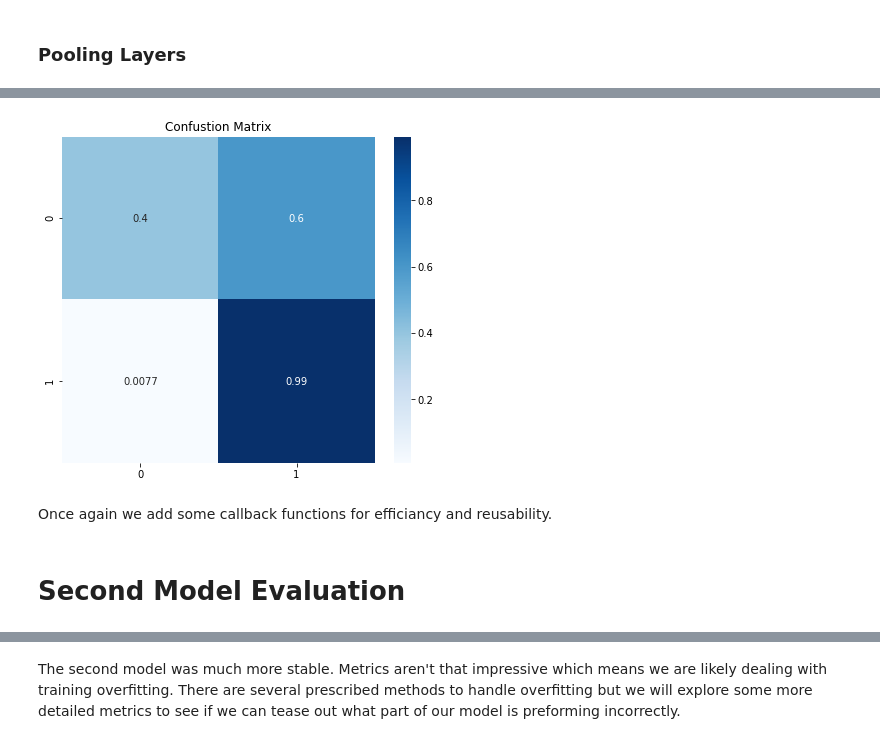
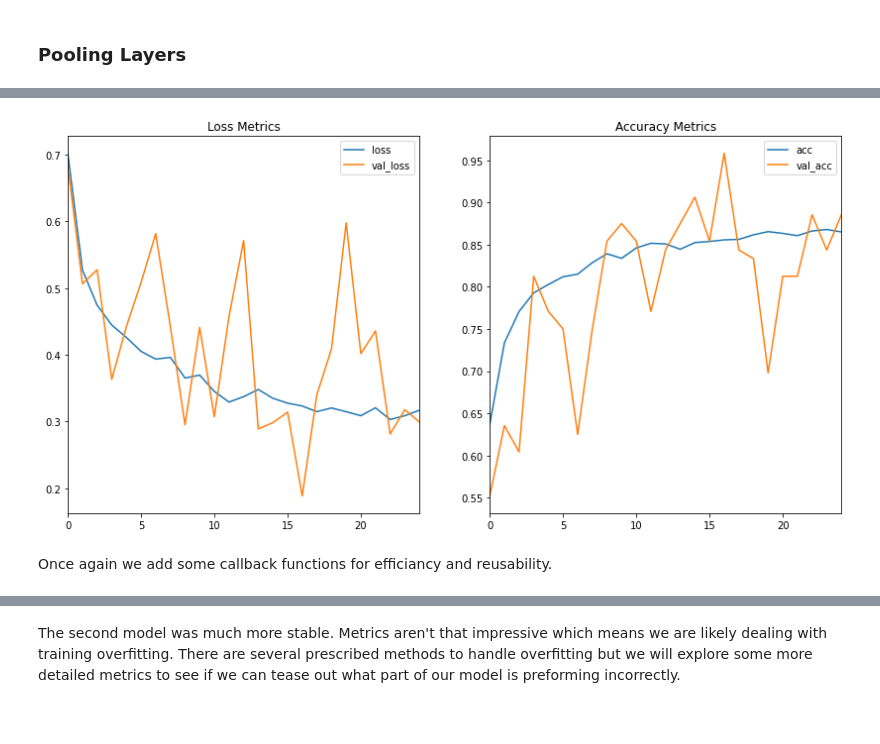
Before and after one commit to minthammock/dsc-mod-4-project-v2-1-onl01-dtsc-pt-041320, a Jupyter notebook: project_notebook.ipynb, the cells around one changed output, grey strips where cells are left out. Drawn from its saved outputs; the diff is of its cells as text; code cells hidden in the pictures.

```diff
--- a/project_notebook.ipynb
+++ b/project_notebook.ipynb
@@ -250,14 +393,4 @@ def dummy_function():
 # %%
 secondModel_filepath = os.path.join('second_model')
-secondModelEarlyStop = EarlyStopping(patience=4, mode = 'auto')
+secondModelEarlyStop = EarlyStopping(patience=9, mode = 'auto', restore_best_weights=True)
 secondModelCheckpoint = ModelCheckpoint(secondModel_filepath,save_best_only=True)
-# %%
-secondModel = KerasClassifier(
-    dummy_function,
-    batch_size=64,
-    epochs=20,
-    validation_data= (valImages, valImageLabels),
-    validation_steps=10,
-    callbacks=[secondModelEarlyStop, secondModelCheckpoint])
-# %%
-secondModel.fit(trainImages, trainImageLabels)
@@ -266,0 +397,10 @@ secondModel.fit(trainImages, trainImageLabels)
+# %%
+secondModelHistory = secondModel.fit(
+    train,
+    batch_size=32,
+    epochs=25,
+    validation_data= (val),
+    validation_steps=3,
+    class_weight={0:weights[0], 1:weights[1]},
+    callbacks=[secondModelCheckpoint, secondModelEarlyStop]
+)
@@ -291,8 +439,10 @@ confustion_matrix(y_train, y_hat_train)
-# %%
-y_hat_val = secondModel.predict(valImages)
-y_val = valImageLabels
-confustion_matrix(y_val, y_hat_val)
-# %% [output]
-[figure, removed]
+# %%
+dfSecondModel = pd.DataFrame().from_dict(secondModelHistory.history)
+
+fig, ((ax1, ax2)) = plt.subplots(nrows = 1,ncols = 2, figsize = (14,7))
+dfSecondModel.plot(y = ['loss', 'val_loss'],ax = ax1, title = 'Loss Metrics');
+dfSecondModel.plot(y = ['acc', 'val_acc'],ax = ax2, title = 'Accuracy Metrics');
+# %% [output]
+[figure, added]
 # %% [markdown]
 Once again we add some callback functions for efficiancy and reusability.
@@ -306,2 +448,0 @@ dfSecondModel.plot()
-# %% [markdown]
-# Second Model Evaluation
```
Also changed, not shown: parts of 85 cells of this notebook, 4 other files.
